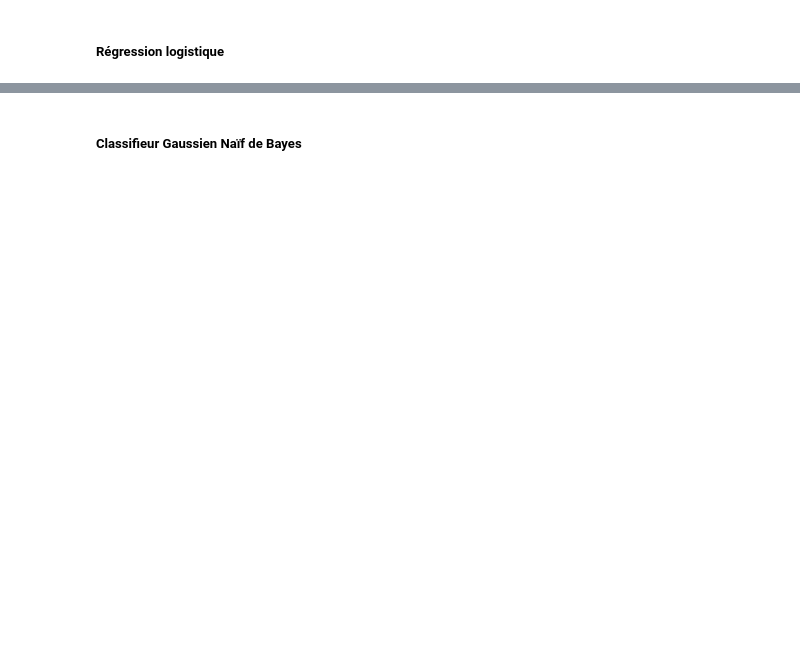
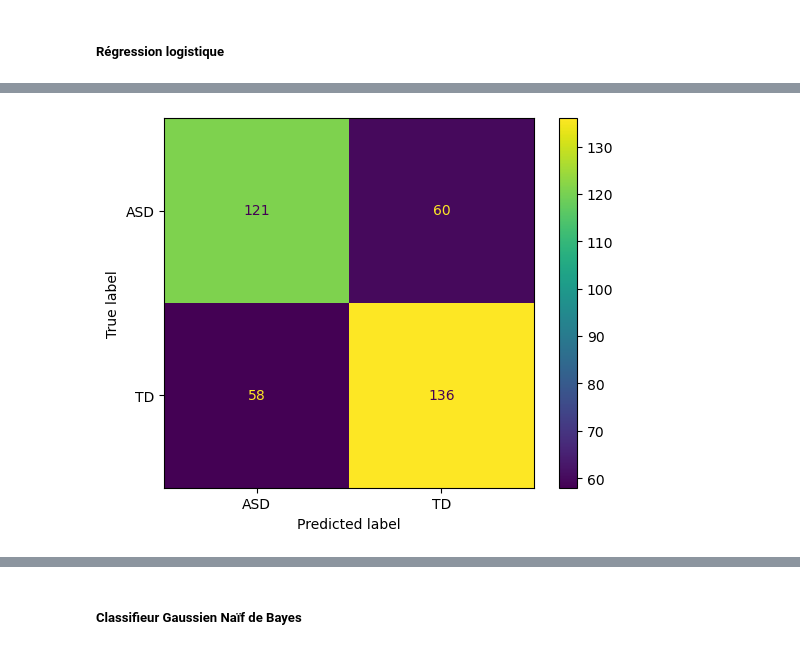
Before and after one commit to brainhack-school2024/cussac_project, a Jupyter notebook: machine_learning.ipynb, the cells around one changed output, grey strips where cells are left out. Drawn from its saved outputs; the diff is of its cells as text; code cells hidden in the pictures; blank space fills up the shorter version.

```diff
--- a/machine_learning.ipynb
+++ b/machine_learning.ipynb
@@ -974,7 +957,7 @@ weighted avg       0.61      0.61      0.61       375
 # %% [markdown]
 ##### Création base d'entraînement et de test
 # %%
-X_train, X_test, y_train, y_test = train_test_split(X_features_corr_basc197,
+X_train_basc197, X_test_basc197, y_train_basc197, y_test_basc197 = train_test_split(X_features_corr_basc197,
                                                     y_diagnostic,
                                                     test_size = 0.25,
                                                     shuffle = True,
@@ -982,9 +965,9 @@ X_train, X_test, y_train, y_test = train_test_split(X_features_corr_basc197,
                                                     random_state = 123)
 
 # print the size of our training and test groups
-print('training:', len(X_train),
-     'testing:', len(X_test))
+print('training:', len(X_train_basc197),
+     'testing:', len(X_test_basc197))
 
-print("Train :", y_train.value_counts())
-print("Test", y_test.value_counts())
+print("Train :", y_train_basc197.value_counts())
+print("Test", y_test_basc197.value_counts())
 # %% [output]
@@ -999,6 +990,6 @@ param_grid_LR = {'C': [0.01, 0.1, 1, 10, 100],
 
 LR_opt = LogisticRegression()
 grid_search_LR = GridSearchCV(LR_opt, param_grid_LR, cv=5, scoring='accuracy')
-grid_search_LR.fit(X_train, y_train)
+grid_search_LR.fit(X_train_basc197, y_train_basc197)
 
 print("Best parameters for Logistic Regression:", grid_search_LR.best_params_)
@@ -1007,6 +1024,6 @@ print("Best parameters for Logistic Regression:", grid_search_LR.best_params_)
 
 #LR : Cross validation 10 folds
 
-LR_corr_destrieux = LogisticRegression(C = 1, penalty='l2')
+LR_corr_basc197 = LogisticRegression(C = 0.1, penalty='l2')
 cv = StratifiedKFold(n_splits=10)
-y_pred_corr_destrieux_lr = cross_val_predict(LR_corr_destrieux, X_train, y_train, cv = cv)
+y_pred_corr_basc197_lr = cross_val_predict(LR_corr_basc197, X_train_basc197, y_train_basc197, cv = cv)
@@ -1013,11 +1048,13 @@ y_pred_corr_destrieux_lr = cross_val_predict(LR_corr_destrieux, X_train, y_train
 # %%
 # Matrice de confusion
 
-conf_matrix_corr_destrieux_lr = confusion_matrix(y_train, y_pred_corr_destrieux_lr)
+conf_matrix_corr_basc197_lr = confusion_matrix(y_train_basc197, y_pred_corr_basc197_lr)
 
-disp = ConfusionMatrixDisplay(conf_matrix_corr_destrieux_lr, display_labels=["ASD","TD"])
+disp = ConfusionMatrixDisplay(conf_matrix_corr_basc197_lr, display_labels=["ASD","TD"])
 disp.plot()
 plt.show()
+# %% [output]
+[figure, added]
 # %%
 #Affichage des métriques
 
```
Also changed, not shown: parts of 71 cells of this notebook.
